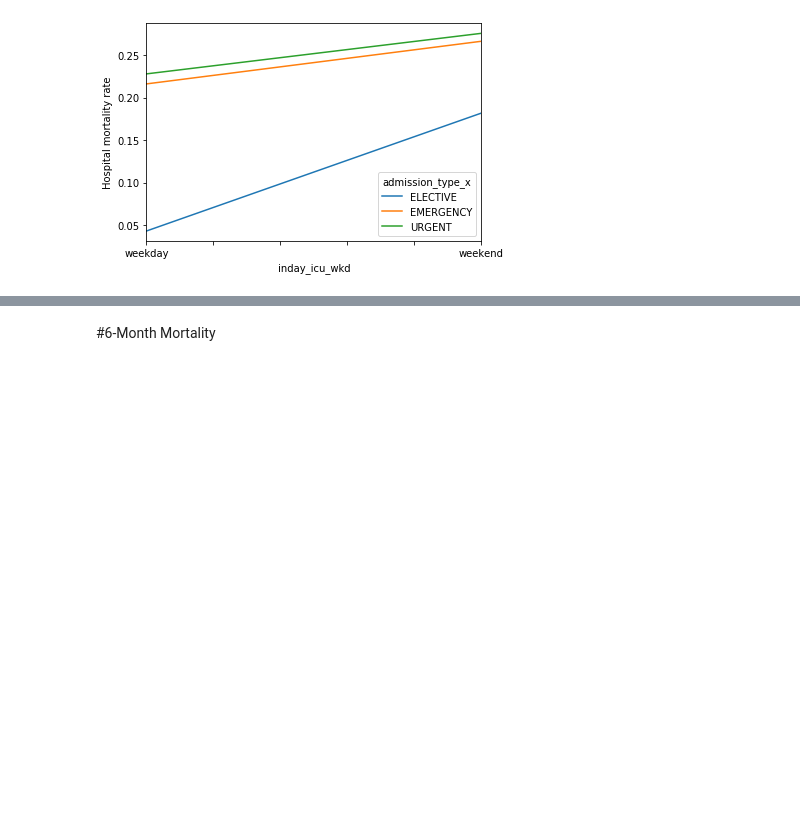
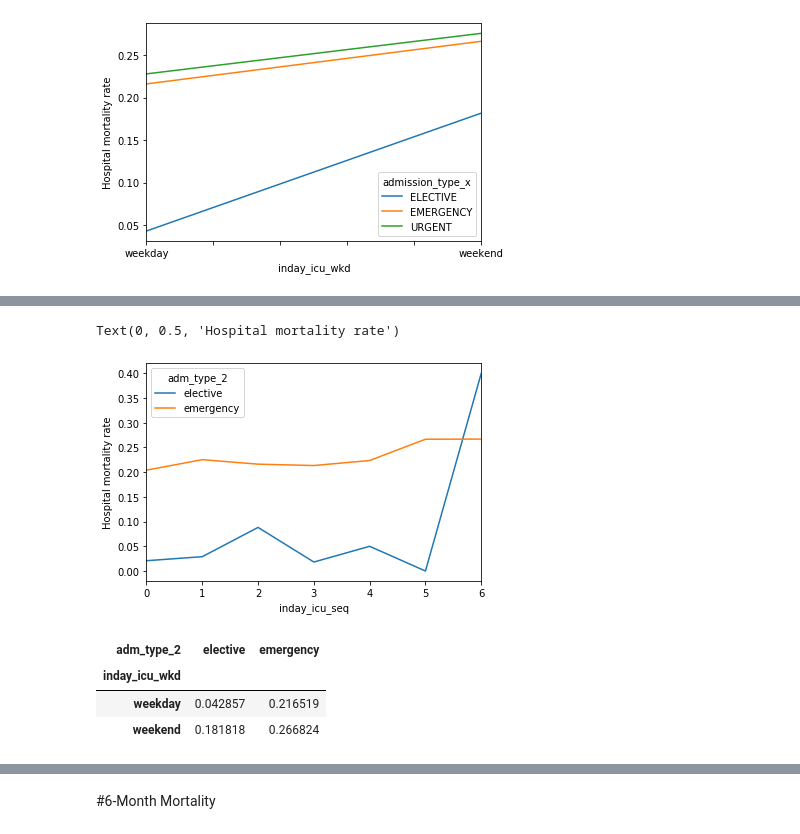
Before and after one commit to the-moose-machine/medical, a Jupyter notebook: WeekendStrokeMortality_accurate.ipynb, the cells around one changed output, grey strips where cells are left out. Saved outputs shown, nothing was run; the diff lists cells and outputs as text; code cells hidden in the pictures; blank space fills up the shorter version.

```diff
--- a/WeekendStrokeMortality_accurate.ipynb
+++ b/WeekendStrokeMortality_accurate.ipynb
@@ -548,0 +554,9 @@ Text(0, 0.5, 'Hospital mortality rate')
+# %%
+# GROUPING EMERGENCY AND URGENT TOGETHER
+dat_dow = data4.groupby(['adm_type_2',
+                        'inday_icu_seq'])['hospital_expire_flag_x'].mean().reset_index()
+
+dat_dow = dat_dow.pivot(index='inday_icu_seq',
+                        columns='adm_type_2', values='hospital_expire_flag_x')
+
+dat_dow
@@ -548,0 +573,18 @@ Text(0, 0.5, 'Hospital mortality rate')
+# %%
+# GROUPING EMERGENCY AND URGENT TOGETHER
+# day_map = {0:'Mon', 1:'Tue', 2:'Wed', 3:'Thu', 4:'Fri', 5:'Sat', 6:'Sun'}
+ax = dat_dow.plot()
+ax.set_ylabel("Hospital mortality rate")
+# %% [output]
+Text(0, 0.5, 'Hospital mortality rate')
+[figure, added]
+# %%
+# GROUPING EMERGENCY AND URGENT TOGETHER
+dat_wkd = data4.groupby(['adm_type_2','inday_icu_wkd'])['hospital_expire_flag_x'].mean().reset_index()
+dat_wkd = dat_wkd.pivot(index='inday_icu_wkd', columns='adm_type_2', values='hospital_expire_flag_x')
+dat_wkd.head()
+# %% [output]
+| adm_type_2 | elective | emergency |
+| inday_icu_wkd |  |  |
+| weekday | 0.042857 | 0.216519 |
+| weekend | 0.181818 | 0.266824 |
```
Also changed, not shown: parts of 14 cells of this notebook.
